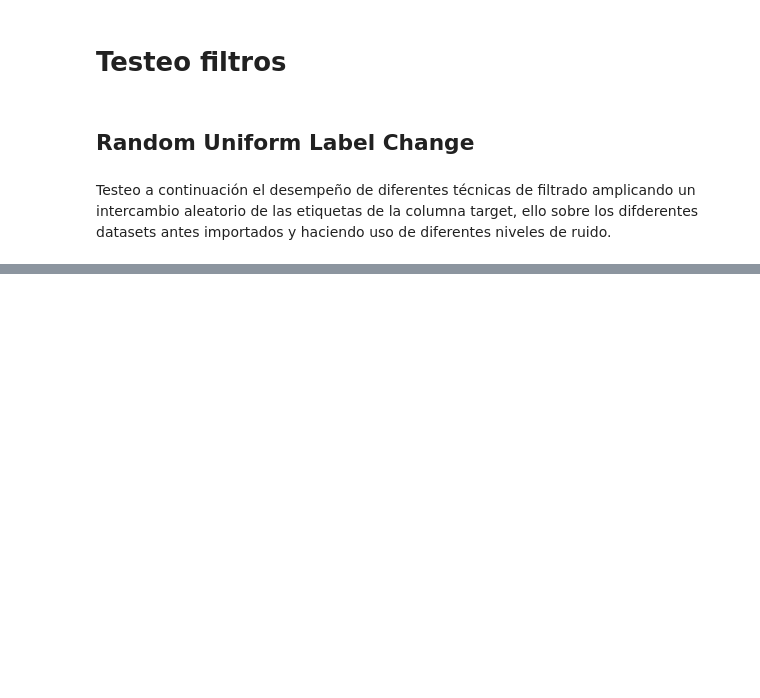
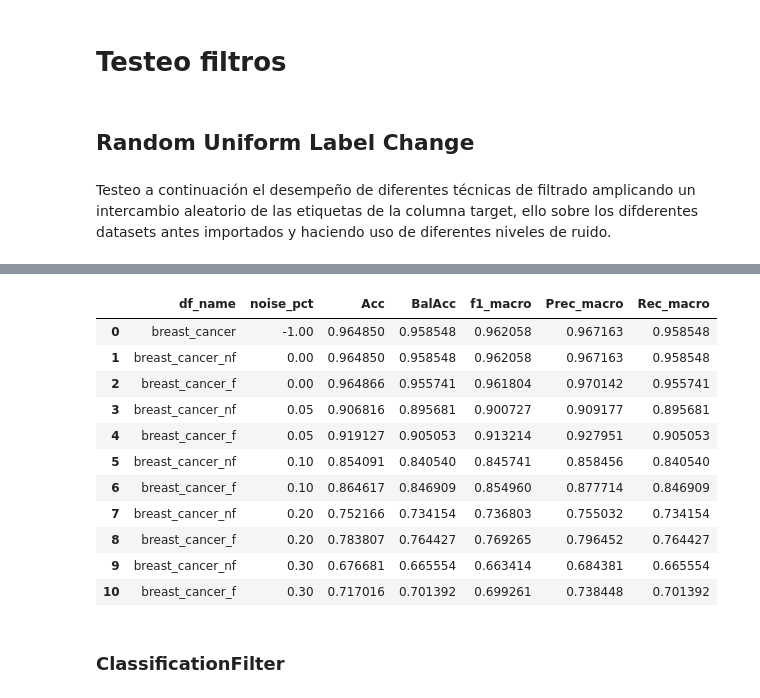
Before and after one commit to Juamp667/noislearn, a Jupyter notebook: testing.ipynb, the cells around one changed output, grey strips where cells are left out. Drawn from its saved outputs; the diff is of its cells as text; code cells hidden in the pictures; blank space fills up the shorter version.

```diff
--- a/testing.ipynb
+++ b/testing.ipynb
@@ -113,0 +163,17 @@ KeyboardInterrupt:
+# %%
+pd.DataFrame(res["breast_cancer"])
+# %% [output]
+|  | df_name | noise_pct | Acc | BalAcc | f1_macro | Prec_macro | Rec_macro |
+| 0 | breast_cancer | -1.00 | 0.964850 | 0.958548 | 0.962058 | 0.967163 | 0.958548 |
+| 1 | breast_cancer_nf | 0.00 | 0.964850 | 0.958548 | 0.962058 | 0.967163 | 0.958548 |
+| 2 | breast_cancer_f | 0.00 | 0.964866 | 0.955741 | 0.961804 | 0.970142 | 0.955741 |
+| 3 | breast_cancer_nf | 0.05 | 0.906816 | 0.895681 | 0.900727 | 0.909177 | 0.895681 |
+| 4 | breast_cancer_f | 0.05 | 0.919127 | 0.905053 | 0.913214 | 0.927951 | 0.905053 |
+| 5 | breast_cancer_nf | 0.10 | 0.854091 | 0.840540 | 0.845741 | 0.858456 | 0.840540 |
+| 6 | breast_cancer_f | 0.10 | 0.864617 | 0.846909 | 0.854960 | 0.877714 | 0.846909 |
+| 7 | breast_cancer_nf | 0.20 | 0.752166 | 0.734154 | 0.736803 | 0.755032 | 0.734154 |
+| 8 | breast_cancer_f | 0.20 | 0.783807 | 0.764427 | 0.769265 | 0.796452 | 0.764427 |
+| 9 | breast_cancer_nf | 0.30 | 0.676681 | 0.665554 | 0.663414 | 0.684381 | 0.665554 |
+| 10 | breast_cancer_f | 0.30 | 0.717016 | 0.701392 | 0.699261 | 0.738448 | 0.701392 |
+# %% [markdown]
+### ClassificationFilter
```
Also changed, not shown: parts of 16 cells of this notebook, 2 other files.
